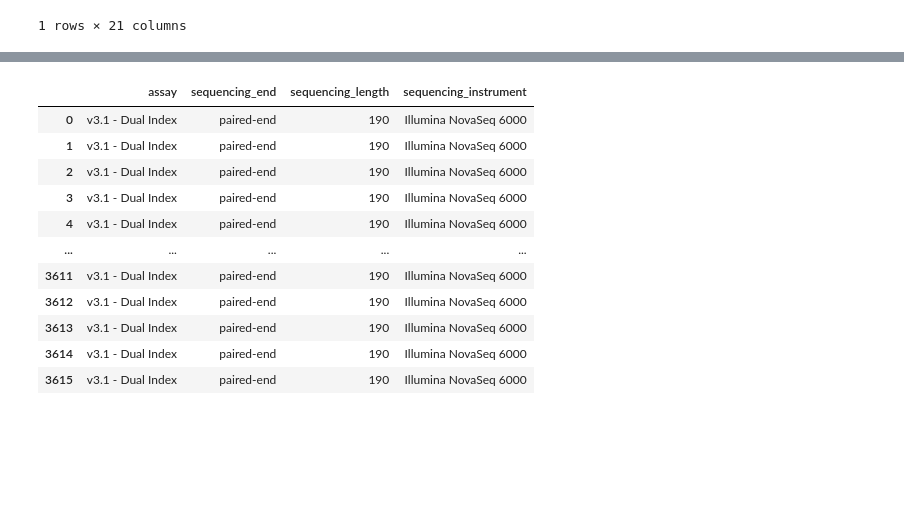
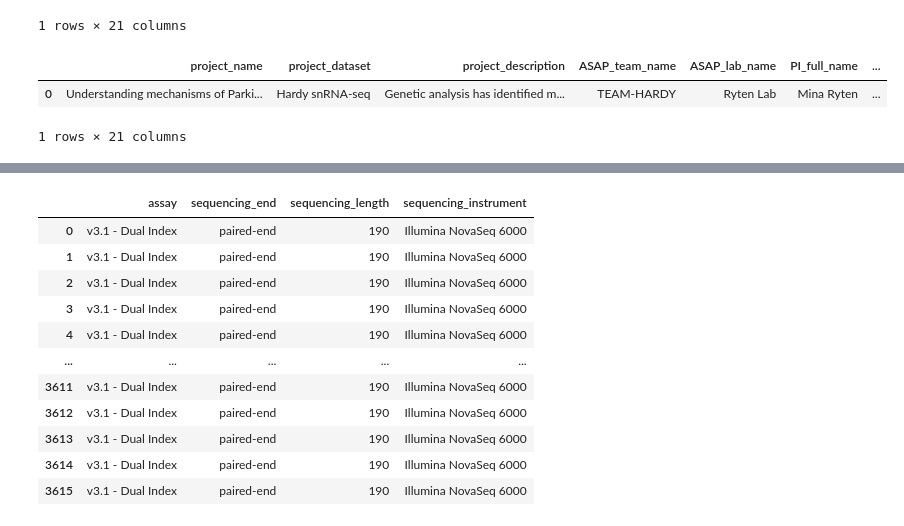
Before and after one commit to ASAP-CRN/crn-utils, a Jupyter notebook: hardy_sc_pmdbs.ipynb, the cells around one changed output, grey strips where cells are left out. Cells and saved outputs as stored; diff of their text form; code cells hidden in the pictures; blank space fills up the shorter version.

```diff
--- a/hardy_sc_pmdbs.ipynb
+++ b/hardy_sc_pmdbs.ipynb
@@ -140,3 +126,11 @@ STUDY.head()
 |  | project_name | project_dataset | project_description | ASAP_team_name | ASAP_lab_name | PI_full_name | ... |
 | 1 | Understanding mechanisms of Parki... | Hardy snRNA-seq | Genetic analysis has identified m... | TEAM-HARDY | Ryten Lab | Mina Ryten | ... |
 1 rows × 21 columns
+# %%
+STUDY['metadata_version_date'] = METADATA_VERSION_DATE
+STUDY.reset_index(drop=True, inplace=True)
+STUDY.head()
+# %% [output]
+|  | project_name | project_dataset | project_description | ASAP_team_name | ASAP_lab_name | PI_full_name | ... |
+| 0 | Understanding mechanisms of Parki... | Hardy snRNA-seq | Genetic analysis has identified m... | TEAM-HARDY | Ryten Lab | Mina Ryten | ... |
+1 rows × 21 columns
```
Also changed, not shown: parts of 7 cells of this notebook, 8 other files.
